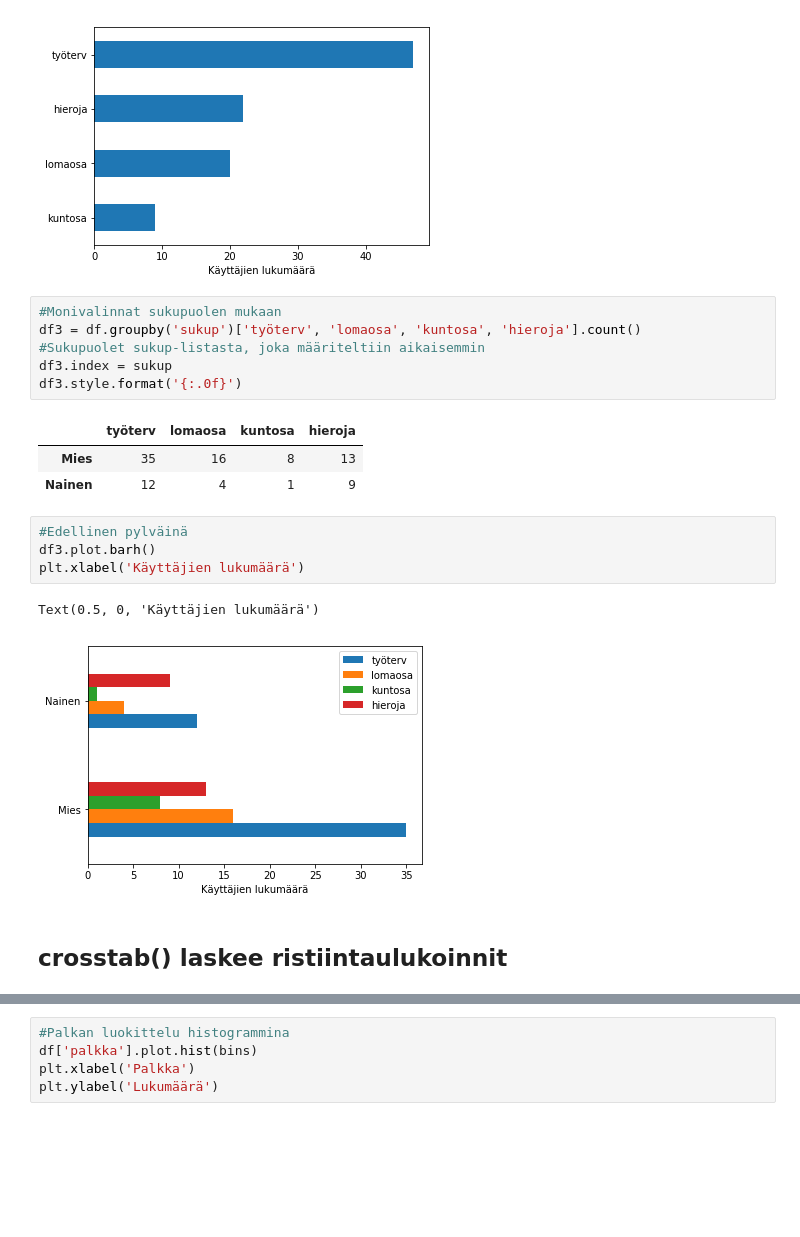
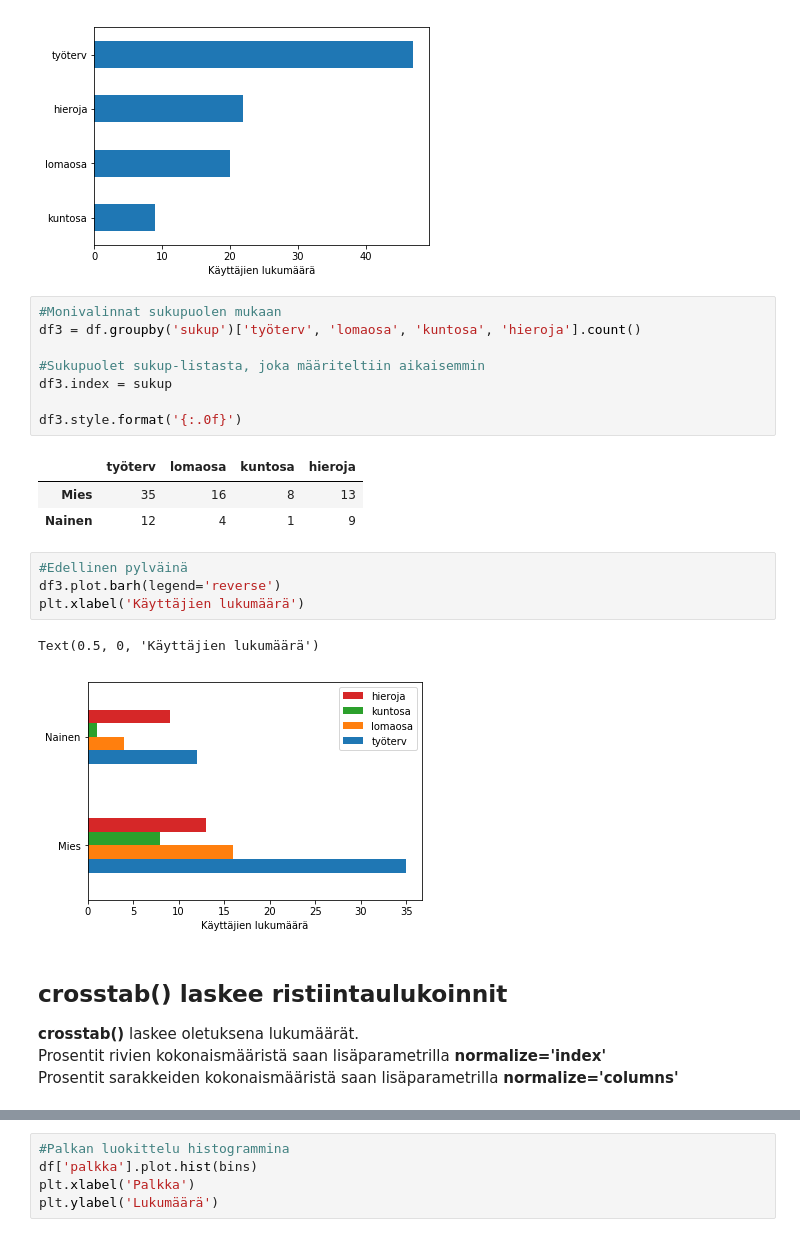
Before and after one commit to SalminenJani/kurssi, a Jupyter notebook: lukumaaria.ipynb, the cells around one changed output, grey strips where cells are left out. Saved outputs shown, nothing was run; the diff lists cells and outputs as text; blank space fills up the shorter version.

```diff
--- a/lukumaaria.ipynb
+++ b/lukumaaria.ipynb
@@ -114,8 +122,10 @@ Text(0.5, 0, 'Käyttäjien lukumäärä')
 # %%
 #Monivalinnat sukupuolen mukaan
 df3 = df.groupby('sukup')['työterv', 'lomaosa', 'kuntosa', 'hieroja'].count()
+
 #Sukupuolet sukup-listasta, joka määriteltiin aikaisemmin
 df3.index = sukup
+
 df3.style.format('{:.0f}')
 # %% [output]
 |  | työterv | lomaosa | kuntosa | hieroja |
@@ -123,11 +133,15 @@ df3.style.format('{:.0f}')
 | Nainen | 12 | 4 | 1 | 9 |
 # %%
 #Edellinen pylväinä
-df3.plot.barh()
+df3.plot.barh(legend='reverse')
 plt.xlabel('Käyttäjien lukumäärä')
 # %% [output]
 Text(0.5, 0, 'Käyttäjien lukumäärä')
-[figure, old version]
+[figure, new version]
-# %% [markdown]
-<h2>crosstab() laskee ristiintaulukoinnit</h2>
+# %% [markdown]
+<h2>crosstab() laskee ristiintaulukoinnit</h2>
+
+<b>crosstab()</b> laskee oletuksena lukumäärät.<br>
+Prosentit rivien kokonaismääristä saan lisäparametrilla <b>normalize='index'</b><br>
+Prosentit sarakkeiden kokonaismääristä saan lisäparametrilla <b>normalize='columns'</b>
 # %%
```
Also changed, not shown: parts of 18 cells of this notebook.
